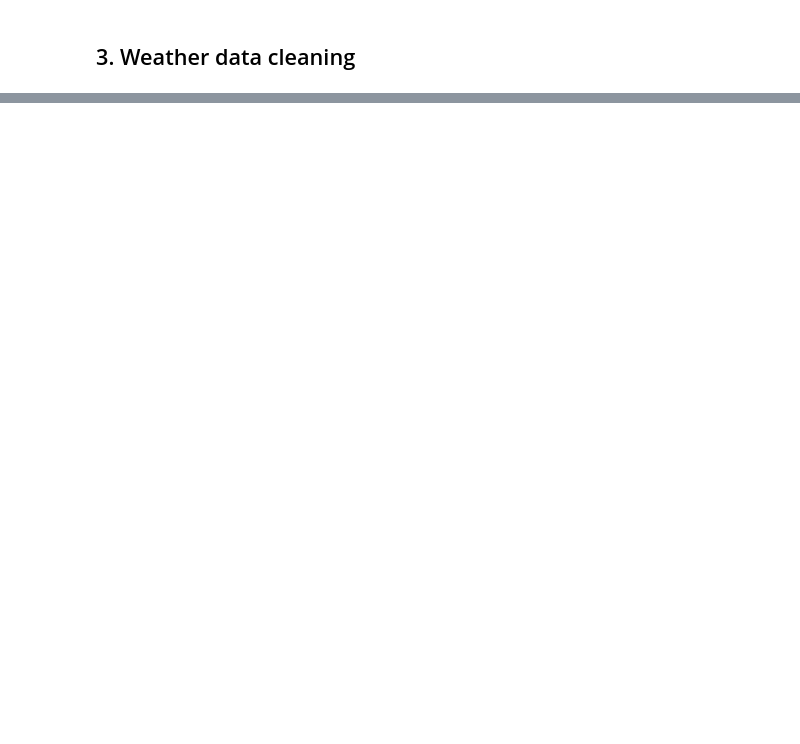
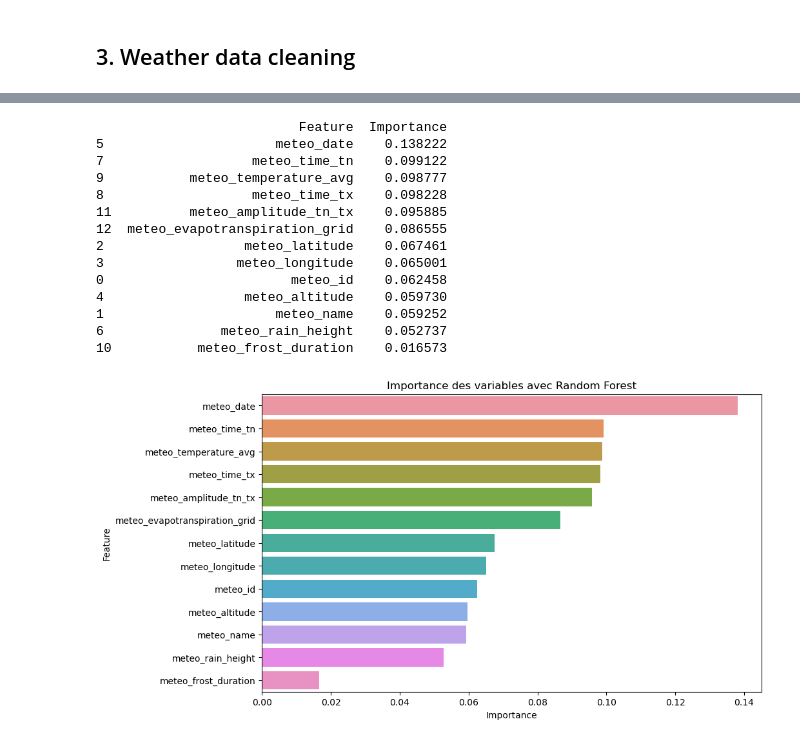
Before and after one commit to moranenzo/H-ckaton, a Jupyter notebook: weather_feature_engineering.ipynb, the cells around one changed output, grey strips where cells are left out. Drawn from its saved outputs; the diff is of its cells as text; code cells hidden in the pictures; blank space fills up the shorter version.

Commit message:
add RF for weather data

```diff
--- a/weather_feature_engineering.ipynb
+++ b/weather_feature_engineering.ipynb
@@ -826,0 +902,62 @@ def drop_columns_if_exist(dataset: pd.DataFrame, columns_to_drop: list) -> pd.Da
+# %%
+# Importer les bibliothèques nécessaires
+from sklearn.ensemble import RandomForestClassifier  # ou RandomForestRegressor pour un problème de régression
+from sklearn.model_selection import train_test_split
+from sklearn.preprocessing import LabelEncoder
+import matplotlib.pyplot as plt
+import seaborn as sns
+
+var = "piezo_groundwater_level_category"
+
+# 1. Encodage des variables catégorielles avec LabelEncoder
+le = LabelEncoder()
+for col in df_clean.select_dtypes(include=['object']).columns:
+    df_clean[col] = le.fit_transform(df_clean[col])
+
+# 2. Séparer les variables explicatives (X) et la variable cible (y)
+X = df_clean.drop(columns=[var])
+y = df_clean[var]
+# %%
+# 3. Séparer les données en ensembles d'entraînement et de test
+X_train, X_test, y_train, y_test = train_test_split(X, y, test_size=0.2, random_state=42)
+
+# 4. Appliquer Random Forest
+model = RandomForestClassifier(n_estimators=100, random_state=42)
+model.fit(X_train, y_train)
+
+# 5. Afficher l'importance des variables
+importances = model.feature_importances_
+
+# Créer un DataFrame pour afficher les importances
+feature_importance = pd.DataFrame({
+    'Feature': X.columns,
+    'Importance': importances
+})
+
+# Trier par importance décroissante
+feature_importance = feature_importance.sort_values(by='Importance', ascending=False)
+
+# Afficher les résultats
+print(feature_importance)
+
+# 6. Visualiser l'importance des variables sous forme de graphique
+plt.figure(figsize=(10, 6))
+sns.barplot(x='Importance', y='Feature', data=feature_importance)
+plt.title('Importance des variables avec Random Forest')
+plt.show()
+# %% [output]
+                          Feature  Importance
+5                      meteo_date    0.138222
+7                   meteo_time_tn    0.099122
+9           meteo_temperature_avg    0.098777
+8                   meteo_time_tx    0.098228
+11          meteo_amplitude_tn_tx    0.095885
+12  meteo_evapotranspiration_grid    0.086555
+2                  meteo_latitude    0.067461
+3                 meteo_longitude    0.065001
+0                        meteo_id    0.062458
+4                  meteo_altitude    0.059730
+1                      meteo_name    0.059252
+6               meteo_rain_height    0.052737
+10           meteo_frost_duration    0.016573
+[figure, added]
```
Also changed, not shown: parts of 5 cells of this notebook.
